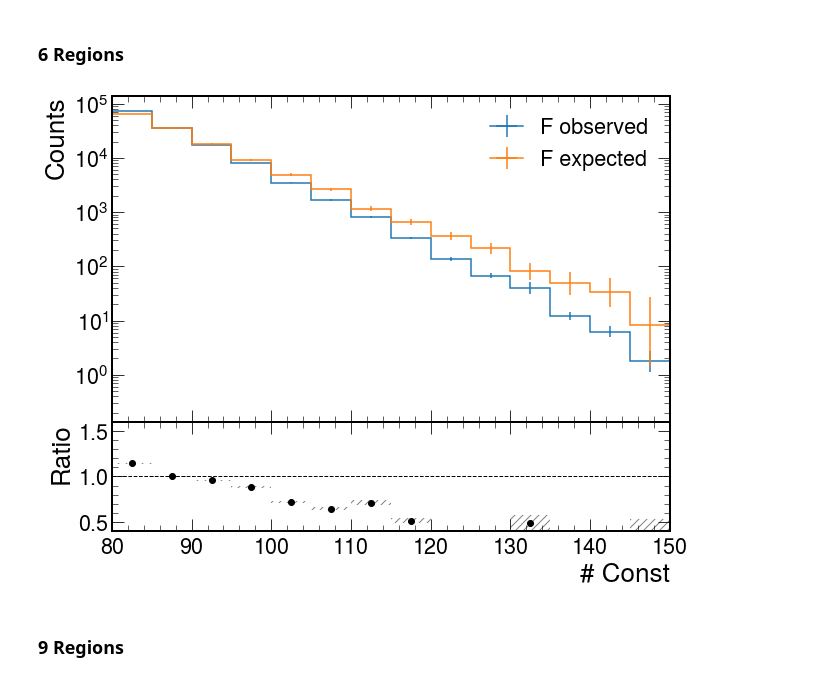
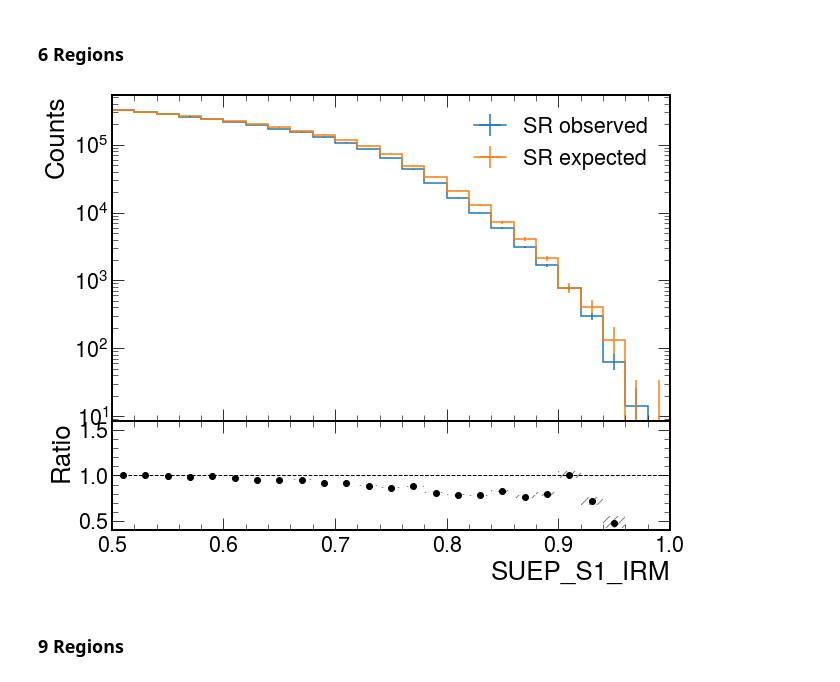
Before and after one commit to SUEPPhysics/SUEPCoffea_dask, a Jupyter notebook: plotting/plot.ipynb, the cells around one changed output. Cells and saved outputs as stored; diff of their text form; code cells hidden in the pictures.

```diff
--- a/plotting/plot.ipynb
+++ b/plotting/plot.ipynb
@@ -25,8 +25,8 @@ matplotlib.rcParams['figure.facecolor'] = 'white'
 `infile_names`: _array of str_: full paths of .pkl files.<br>
 # %%
 # parameters
-input_label = 'S1_ntracks_ptAvgB'
-output_label = '/home/submit/lavezzo/public_html/SUEP/analysis/S1_ntracks_ptAvgB/'
+input_label = 'test'
+output_label = '/home/submit/lavezzo/public_html/SUEP/analysis/test/'
 file_ext = '.png'
 
 # input .pkl files
@@ -138,10 +138,10 @@ for infile_name in infile_names:
             plots[sample][plot]  = plots[sample][plot] + plotsToAdd[plot]*lumi
 
 # calculate D_exp region after combining samples
-for selection in ['IRM', 'ML', 'CL']:
-    for sample in list(plots.keys()):
-        plots[sample]['D_exp_' + selection] = D_expect(plots[sample],selection)
-        plots[sample]['D_exp_var2_' + selection] = D_expect_var2(plots[sample],selection)
+# for selection in ['IRM', 'ML', 'CL']:
+#     for sample in list(plots.keys()):
+#         plots[sample]['D_exp_' + selection] = D_expect(plots[sample],selection)
+#         plots[sample]['D_exp_var2_' + selection] = D_expect_var2(plots[sample],selection)
 # %% [markdown]
 These are all the samples loaded.
 # %%
@@ -521,58 +590,65 @@ plt.savefig(output_label+"ABCD_"+plot_label+file_ext)
 # %% [markdown]
 ### 6 Regions
 # %%
-plot_label = '2D_SUEP_nconst_SUEP_pt_avg_b_CL'
+plot_label = '2D_SUEP_S1_SUEP_pt_mean_scaled_IRM'
 abcd = plots['QCD_HT'][plot_label]
-A = abcd[20j:40j:2j,5j:100j:sum]
-B = abcd[40j:80j:2j,5j:100j:sum]
-C = abcd[80j:300j:2j,5j:100j:sum]
-D = abcd[20j:40j:2j,0.0j:5j:sum]
-E = abcd[40j:80j:2j,0.0j:5j:sum]
-F = abcd[80j:300j:2j,0.0j:5j:sum]
+# A = abcd[20j:40j:2j,5j:100j:sum]
+# B = abcd[40j:80j:2j,5j:100j:sum]
+# C = abcd[80j:300j:2j,5j:100j:sum]
+# D = abcd[20j:40j:2j,0.0j:5j:sum]
+# E = abcd[40j:80j:2j,0.0j:5j:sum]
+# F = abcd[80j:300j:2j,0.0j:5j:sum]
 # A = abcd[0.35j:0.5j:sum,20j:40j:2j]
 # B = abcd[0.35j:0.5j:sum,40j:80j:2j]
 # C = abcd[0.35j:0.5j:sum,80j:300j:2j]
 # D = abcd[0.5j:1.0j:sum,20j:40j:2j]
 # E = abcd[0.5j:1.0j:sum,40j:80j:2j]
 # F = abcd[0.5j:1.0j:sum,80j:300j:2j]
 # A = abcd[0.35j:0.5j:sum,70.0j:100j:2j]
 # B = abcd[0.35j:0.5j:sum,100j:150j:2j]
 # C = abcd[0.35j:0.5j:sum,150j:300j:2j]
 # D = abcd[0.5j:1.0j:sum,70.0j:100j:2j]
 # E = abcd[0.5j:1.0j:sum,100j:150j:2j]
 # F = abcd[0.5j:1.0j:sum,150j:300j:2j]
+# A = abcd[0.35j:0.5j:sum,7.0j:100j:2j]
+# B = abcd[0.35j:0.5j:sum,4.0j:7.0j:2j]
+# C = abcd[0.35j:0.5j:sum,0.0j:4.0j:2j]
+# D = abcd[0.5j:1.0j:sum,7.0j:100j:2j]
+# E = abcd[0.5j:1.0j:sum,4.0j:7.0j:2j]
+# F = abcd[0.5j:1.0j:sum,0.0j:4.0j:2j]
 # A = abcd[0.35j:0.45j:2j,4j:100j:sum]
 # B = abcd[0.45j:0.55j:2j,4j:100j:sum]
 # C = abcd[0.55j:1.0j:2j,4j:100j:sum]
 # D = abcd[0.35j:0.45j:2j,0.0j:4j:sum]
 # E = abcd[0.45j:0.55j:2j,0.0j:4j:sum]
 # F = abcd[0.55j:1.0j:2j,0.0j:4j:sum]
 # A = abcd[50.0j:100j:2j,4.0j:100j:sum]
 # B = abcd[100j:150j:2j,4.0j:100j:sum]
 # C = abcd[150j:300j:2j,4.0j:100j:sum]
 # D = abcd[50.0j:100j:2j,0.0j:4.0j:sum]
 # E = abcd[100j:150j:2j,0.0j:4.0j:sum]
 # F = abcd[150j:300j:2j,0.0j:4.0j:sum]
-# A = abcd[0.0j:100j:2j,0.3j:100j:sum]
-# B = abcd[100j:150j:2j,0.3j:100j:sum]
-# C = abcd[150j:300j:2j,0.3j:100j:sum]
-# D = abcd[0.0j:100j:2j,0.0j:0.3j:sum]
-# E = abcd[100j:150j:2j,0.0j:0.3j:sum]
-# F = abcd[150j:300j:2j,0.0j:0.3j:sum]
+
+A = abcd[0.35j:0.4j:2j,0.3j:100j:sum]
+B = abcd[0.4j:0.5j:2j,0.3j:100j:sum]
+C = abcd[0.5j:1.0j:2j,0.3j:100j:sum]
+D = abcd[0.35j:0.4j:2j,0.0j:0.3j:sum]
+E = abcd[0.4j:0.5j:2j,0.0j:0.3j:sum]
+F = abcd[0.5j:1.0j:2j,0.0j:0.3j:sum]
+
 F_exp = C * E.sum().value**2 * A.sum().value / (B.sum().value**2 * D.sum().value)
 
 fig = plt.figure(figsize=(10, 8))
 main, sub = F.plot_ratio(F_exp,
-                rp_num_label='F observed',
-                rp_denom_label='F expected',
+                rp_num_label='SR observed',
+                rp_denom_label='SR expected',
                 rp_uncert_draw_type="bar")
 fig.axes[0].set_yscale("log")
-fig.axes[0].set_xlim(80,150)
-fig.axes[1].set_xlabel("# Const")
+fig.axes[0].set_xlim(0.5,1)
 fig.axes[1].set_ylim(0.4,1.6)
 plt.savefig(output_label+"ABCD_6regions_"+plot_label+file_ext)
 # %% [output]
-[figure, old version]
+[figure, new version]
 # %% [markdown]
 ### 9 Regions
 # %%
```
Also changed, not shown: parts of 16 cells of this notebook, 1 other file.
